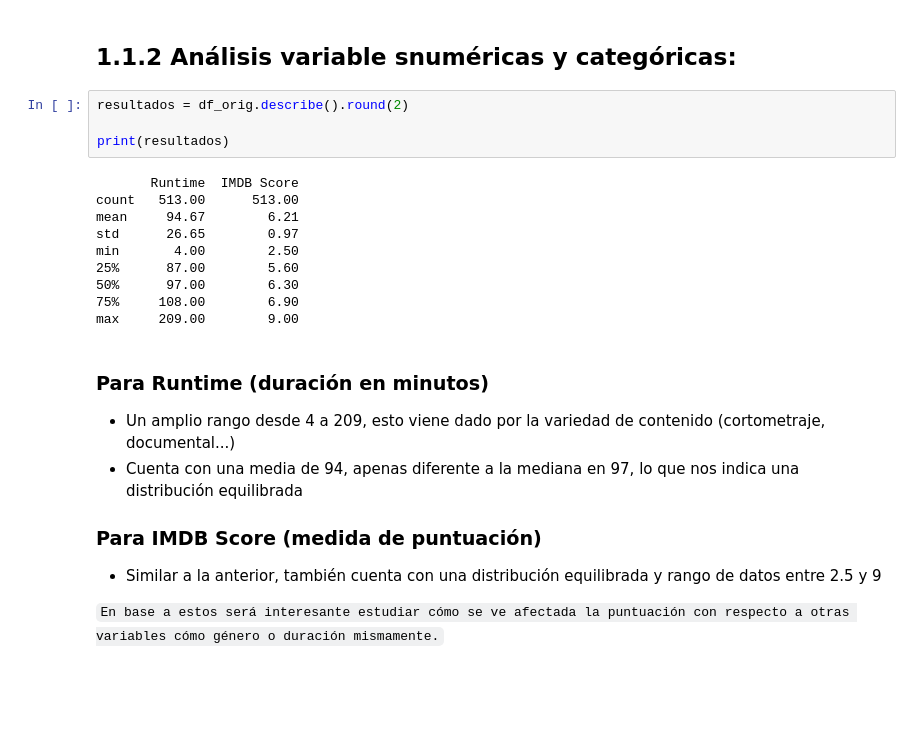
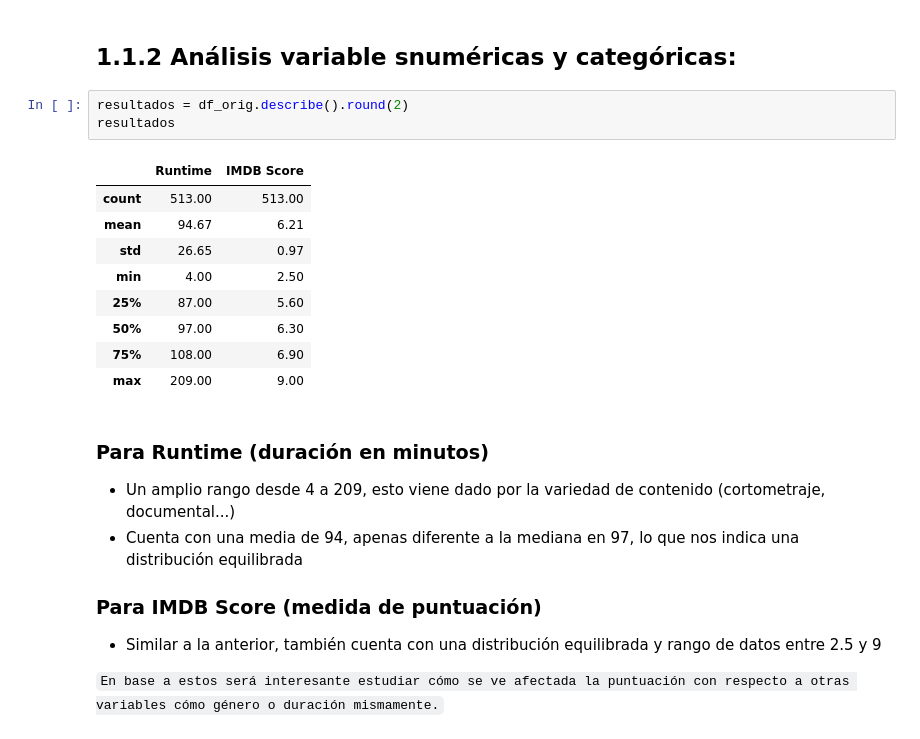
Before and after one commit to miguelow/HackioDataAnalytics, a Jupyter notebook: Python/modulo2/6-pandas-eda/ejercicio.ipynb, the cells around one changed output. Cells and saved outputs as stored; diff of their text form; blank space fills up the shorter version.

```diff
--- a/Python/modulo2/6-pandas-eda/ejercicio.ipynb
+++ b/Python/modulo2/6-pandas-eda/ejercicio.ipynb
@@ -67,18 +71,17 @@ Número de valores únicos en la columna Language: 37
 ## 1.1.2 Análisis variable snuméricas y categóricas:
 # %%
 resultados = df_orig.describe().round(2)
-
-print(resultados)
+resultados
 # %% [output]
-       Runtime  IMDB Score
-count   513.00      513.00
-mean     94.67        6.21
-std      26.65        0.97
-min       4.00        2.50
-25%      87.00        5.60
-50%      97.00        6.30
-75%     108.00        6.90
-max     209.00        9.00
+|  | Runtime | IMDB Score |
+| count | 513.00 | 513.00 |
+| mean | 94.67 | 6.21 |
+| std | 26.65 | 0.97 |
+| min | 4.00 | 2.50 |
+| 25% | 87.00 | 5.60 |
+| 50% | 97.00 | 6.30 |
+| 75% | 108.00 | 6.90 |
+| max | 209.00 | 9.00 |
 # %% [markdown]
 ### Para Runtime (duración en minutos)
 - Un amplio rango desde 4  a 209, esto viene dado por la variedad de contenido (cortometraje, documental...)
```
Also changed, not shown: parts of 9 cells of this notebook, 1 other file.
